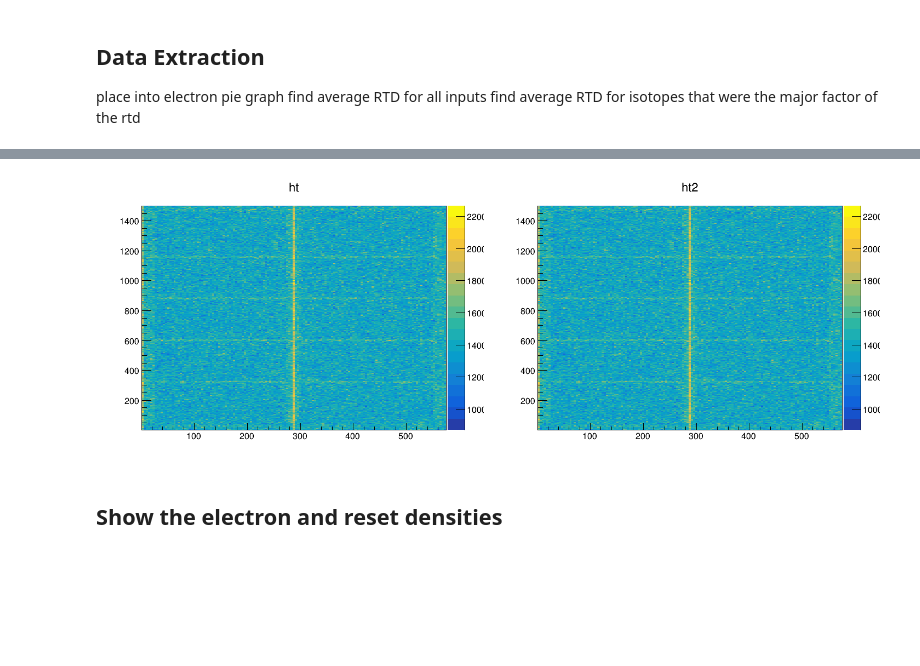
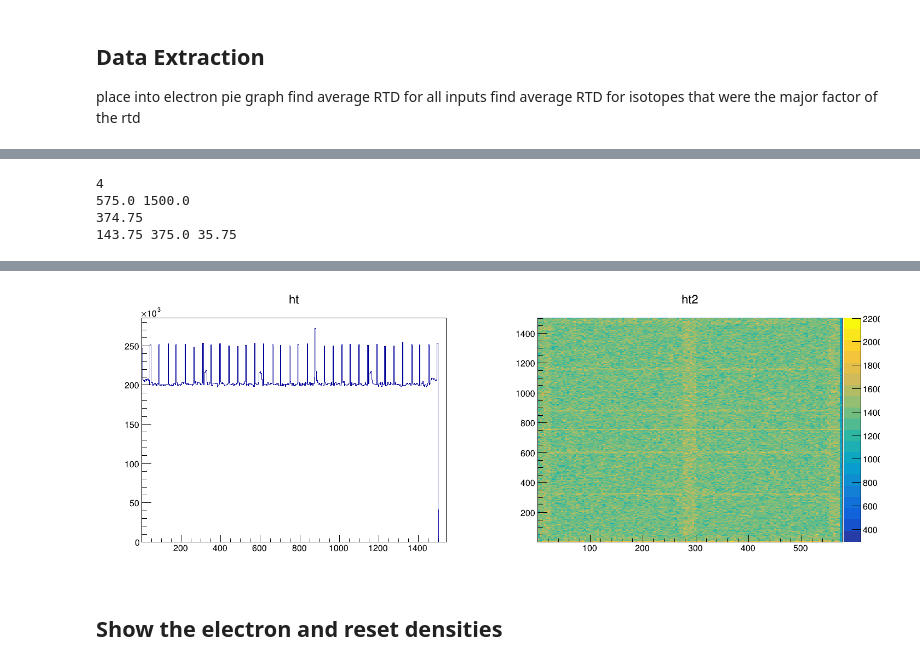
Before and after one commit to kkeefe/qpix-digital, a Jupyter notebook: simulation-rtd/hits/1ks_analysis.ipynb, the cells around one changed output, grey strips where cells are left out. Saved outputs shown, nothing was run; the diff lists cells and outputs as text; code cells hidden in the pictures; blank space fills up the shorter version.

```diff
--- a/simulation-rtd/hits/1ks_analysis.ipynb
+++ b/simulation-rtd/hits/1ks_analysis.ipynb
@@ -95,10 +97,18 @@ Info in <TCanvas::MakeDefCanvas>:  created default TCanvas with name c1
 c = ROOT.TCanvas("c", "c", 1450, 550)
 c.Divide(2,1)
 c.cd(1)
-h = rdf.Histo2D(("h", "ht", int(575/channelXdim), 1., max_x, int(1500/channelXdim), 1, max_y), "pixel_x", "pixel_y")
+print(channelYdim)
+print(max_x, max_y)
+print(1499/channelYdim)
+print(575/channelXdim, 1500/channelYdim, 143/channelYdim)
+h = rdf.Histo1D(("h", "ht", int(1500/channelYdim)+1, 1., max_y+40), "pixel_y")
 h.Draw("colz")
 c.cd(2)
-h2 = rdf.Histo2D(("h2", "ht2", int(575/channelYdim), 1., max_x, int(1500/channelYdim), 1, max_y), "pixel_x", "pixel_y")
+h2 = rdf.Histo2D(("h2", "ht2", int(575/channelYdim )+1, 1., max_x+2, int(1500/channelYdim), 1, max_y+3), "pixel_x", "pixel_y")
 h2.Draw("colz")
 c.Draw()
 # %% [output]
+4
+575.0 1500.0
+374.75
+143.75 375.0 35.75
@@ -105,4 +116,4 @@ c.Draw()
-[figure, old version]
+[figure, new version]
 # %% [markdown]
 ## Show the electron and reset densities
 # %%
```
Also changed, not shown: parts of 3 cells of this notebook, 7 other files.
